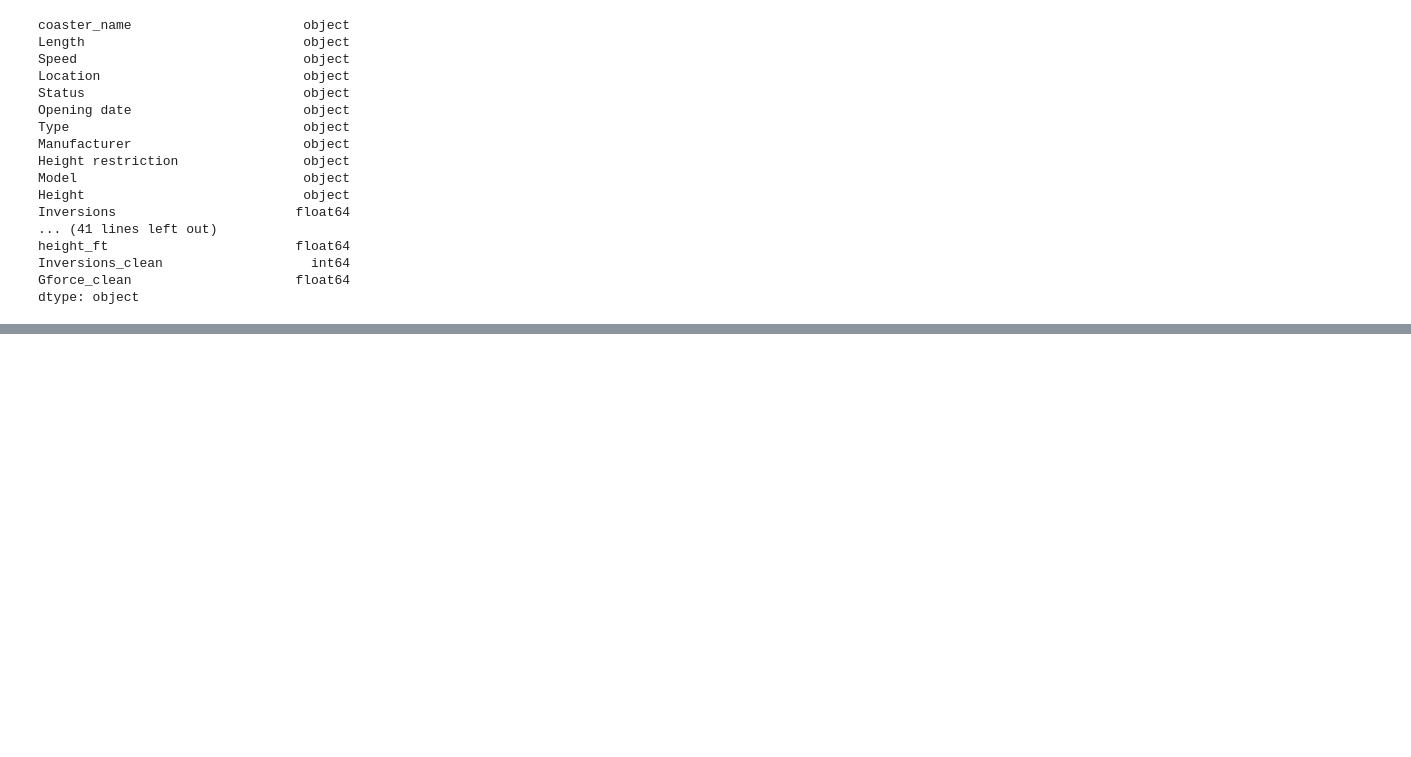
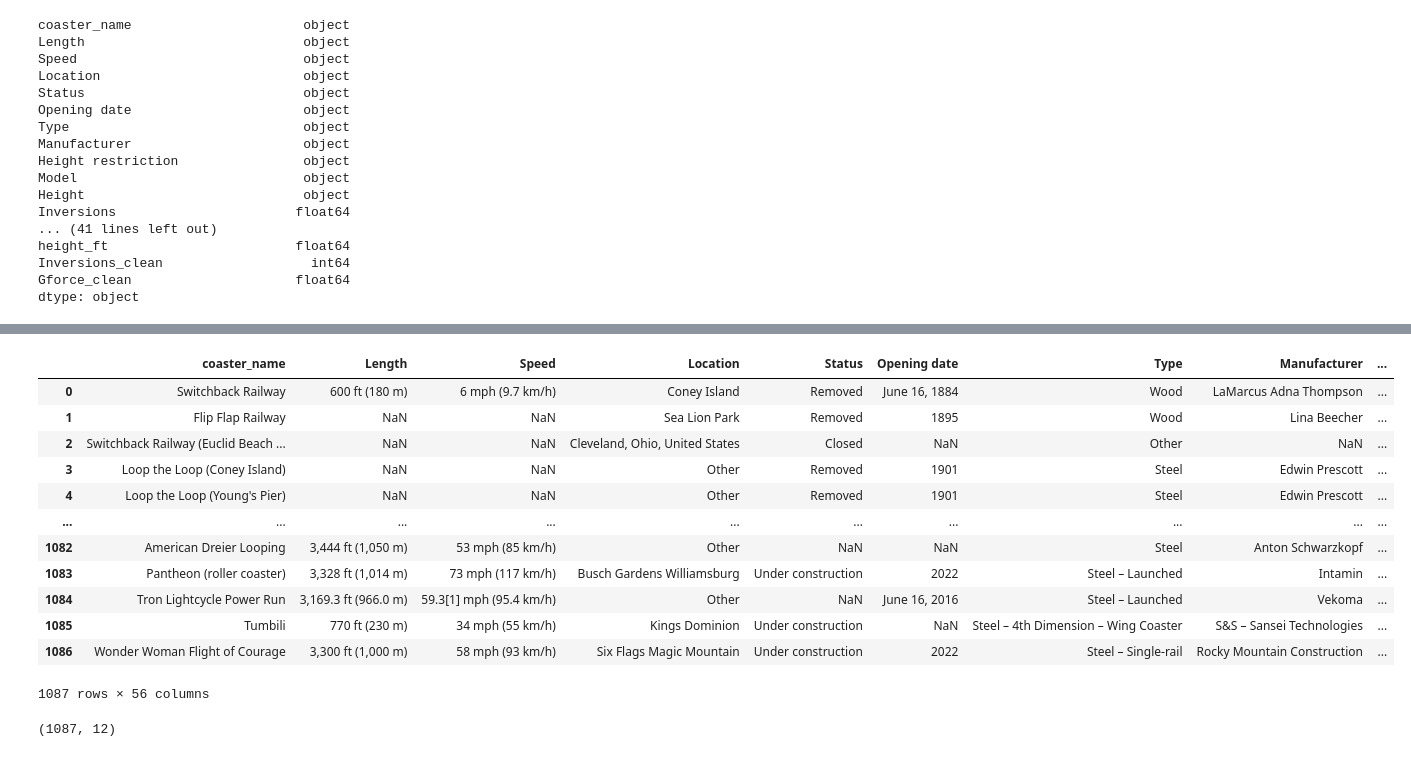
Before and after one commit to coderik-sk-senthil/PythonProjects, a Jupyter notebook: EDA/EDA1 (Exploritary Data Analysis)/mainfile.ipynb, the cells around one changed output, grey strips where cells are left out. Drawn from its saved outputs; the diff is of its cells as text; code cells hidden in the pictures; blank space fills up the shorter version.

```diff
--- a/EDA/EDA1 (Exploritary Data Analysis)/mainfile.ipynb
+++ b/EDA/EDA1 (Exploritary Data Analysis)/mainfile.ipynb
@@ -63,0 +115,29 @@ dtype: object
+# %%
+df[['coaster_name', 'Length', 'Speed', 'Location', 'Status', 'Opening date',
+       'Type', 'Manufacturer', 'Height restriction', 'Model', 'Height',
+       'Inversions', 'Lift/launch system', 'Cost', 'Trains', 'Park section',
+       'Duration', 'Capacity', 'G-force', 'Designer', 'Max vertical angle',
+       'Drop', 'Soft opening date', 'Fast Lane available', 'Replaced',
+       'Track layout', 'Fastrack available', 'Soft opening date.1',
+       'Closing date', 'Opened', 'Replaced by', 'Website',
+       'Flash Pass Available', 'Must transfer from wheelchair', 'Theme',
+       'Single rider line available', 'Restraint Style',
+       'Flash Pass available', 'Acceleration', 'Restraints', 'Name',
+       'year_introduced', 'latitude', 'longitude', 'Type_Main',
+       'opening_date_clean', 'speed1', 'speed2', 'speed1_value', 'speed1_unit',
+       'speed_mph', 'height_value', 'height_unit', 'height_ft',
+       'Inversions_clean', 'Gforce_clean']]
+# %% [output]
+|  | coaster_name | Length | Speed | Location | Status | Opening date | Type | Manufacturer | ... |
+| 0 | Switchback Railway | 600 ft (180 m) | 6 mph (9.7 km/h) | Coney Island | Removed | June 16, 1884 | Wood | LaMarcus Adna Thompson | ... |
+| 1 | Flip Flap Railway | NaN | NaN | Sea Lion Park | Removed | 1895 | Wood | Lina Beecher | ... |
+| 2 | Switchback Railway (Euclid Beach ... | NaN | NaN | Cleveland, Ohio, United States | Closed | NaN | Other | NaN | ... |
+| 3 | Loop the Loop (Coney Island) | NaN | NaN | Other | Removed | 1901 | Steel | Edwin Prescott | ... |
+| 4 | Loop the Loop (Young's Pier) | NaN | NaN | Other | Removed | 1901 | Steel | Edwin Prescott | ... |
+| ... | ... | ... | ... | ... | ... | ... | ... | ... | ... |
+| 1082 | American Dreier Looping | 3,444 ft (1,050 m) | 53 mph (85 km/h) | Other | NaN | NaN | Steel | Anton Schwarzkopf | ... |
+| 1083 | Pantheon (roller coaster) | 3,328 ft (1,014 m) | 73 mph (117 km/h) | Busch Gardens Williamsburg | Under construction | 2022 | Steel – Launched | Intamin | ... |
+| 1084 | Tron Lightcycle Power Run | 3,169.3 ft (966.0 m) | 59.3[1] mph (95.4 km/h) | Other | NaN | June 16, 2016 | Steel – Launched | Vekoma | ... |
+| 1085 | Tumbili | 770 ft (230 m) | 34 mph (55 km/h) | Kings Dominion | Under construction | NaN | Steel – 4th Dimension – Wing Coaster | S&S – Sansei Technologies | ... |
+| 1086 | Wonder Woman Flight of Courage | 3,300 ft (1,000 m) | 58 mph (93 km/h) | Six Flags Magic Mountain | Under construction | 2022 | Steel – Single-rail | Rocky Mountain Construction | ... |
+1087 rows × 56 columns
@@ -63,0 +175,5 @@ dtype: object
+# %%
+df.shape
+#1087 rows and 13 columns
+# %% [output]
+(1087, 12)
```
Also changed, not shown: parts of 10 cells of this notebook, 1 other file.
